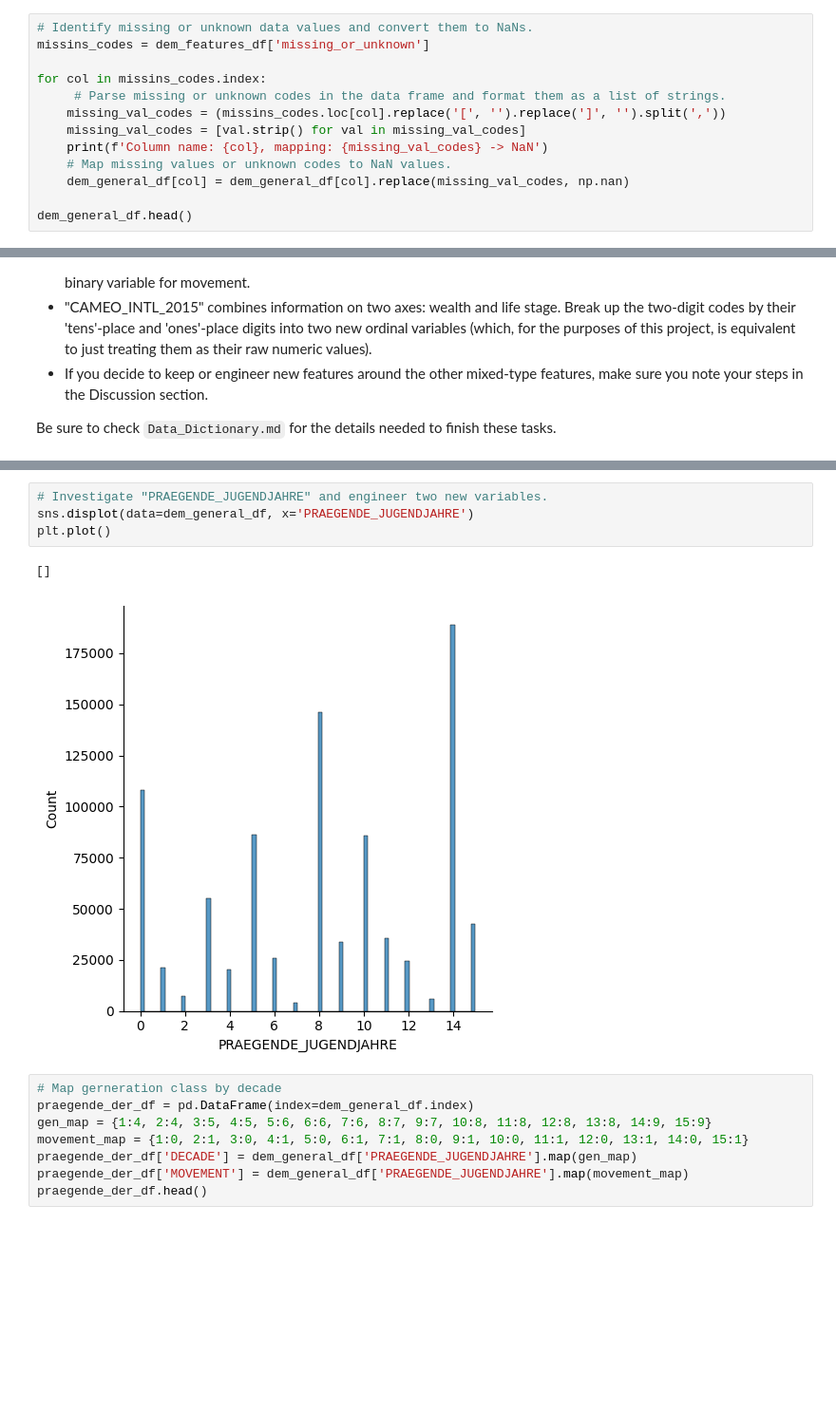
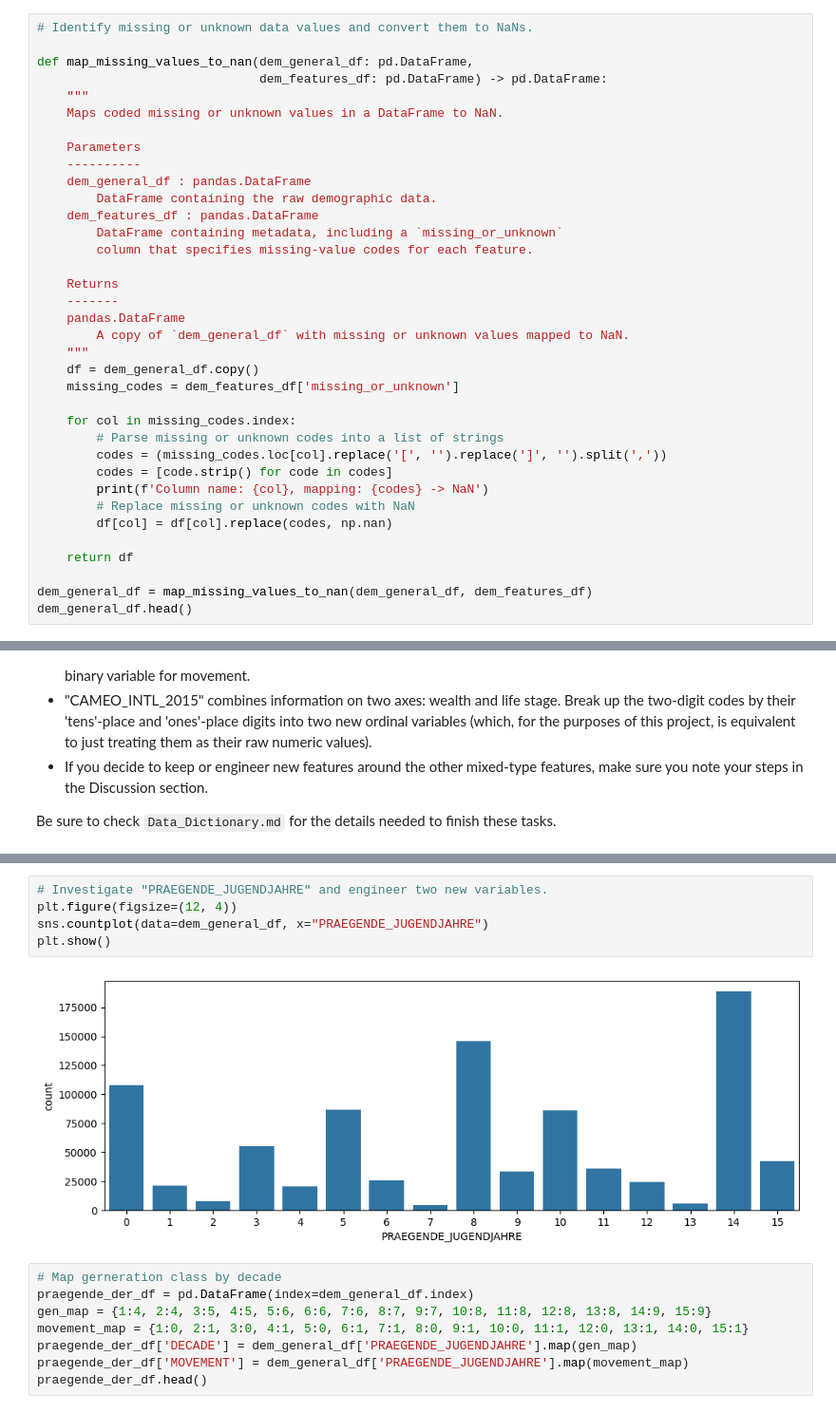
Before and after one commit to Diodak92/Intro-to-Machine-Learning-with-Pytorch, a Jupyter notebook: Identify_Customer_Segments/Identify_Customer_Segments.ipynb, the cells around one changed output, grey strips where cells are left out. Shown: that part at 95% size. Saved outputs shown, nothing was run; the diff lists cells and outputs as text; blank space fills up the shorter version.

```diff
--- a/Identify_Customer_Segments/Identify_Customer_Segments.ipynb
+++ b/Identify_Customer_Segments/Identify_Customer_Segments.ipynb
@@ -86,15 +95,38 @@ dem_features_df.head()
 # %%
 # Identify missing or unknown data values and convert them to NaNs.
-missins_codes = dem_features_df['missing_or_unknown']
 
-for col in missins_codes.index:
-     # Parse missing or unknown codes in the data frame and format them as a list of strings.
-    missing_val_codes = (missins_codes.loc[col].replace('[', '').replace(']', '').split(','))
-    missing_val_codes = [val.strip() for val in missing_val_codes]
-    print(f'Column name: {col}, mapping: {missing_val_codes} -> NaN')
-    # Map missing values or unknown codes to NaN values.
-    dem_general_df[col] = dem_general_df[col].replace(missing_val_codes, np.nan)
+def map_missing_values_to_nan(dem_general_df: pd.DataFrame,
+                              dem_features_df: pd.DataFrame) -> pd.DataFrame:
+    """
+    Maps coded missing or unknown values in a DataFrame to NaN.
 
+    Parameters
+    ----------
+    dem_general_df : pandas.DataFrame
+        DataFrame containing the raw demographic data.
+    dem_features_df : pandas.DataFrame
+        DataFrame containing metadata, including a `missing_or_unknown`
+        column that specifies missing-value codes for each feature.
+
+    Returns
+    -------
+    pandas.DataFrame
+        A copy of `dem_general_df` with missing or unknown values mapped to NaN.
+    """
+    df = dem_general_df.copy()
+    missing_codes = dem_features_df['missing_or_unknown']
+
+    for col in missing_codes.index:
+        # Parse missing or unknown codes into a list of strings
+        codes = (missing_codes.loc[col].replace('[', '').replace(']', '').split(','))
+        codes = [code.strip() for code in codes]
+        print(f'Column name: {col}, mapping: {codes} -> NaN')
+        # Replace missing or unknown codes with NaN
+        df[col] = df[col].replace(codes, np.nan)
+
+    return df
+
+dem_general_df = map_missing_values_to_nan(dem_general_df, dem_features_df)
 dem_general_df.head()
 # %% [output]
 Column name: AGER_TYP, mapping: ['-1', '0'] -> NaN
@@ -438,11 +470,11 @@ mix_features_df
 | 15 | LP_LEBENSPHASE_FEIN | mixed | 42 |
 # %%
 # Investigate "PRAEGENDE_JUGENDJAHRE" and engineer two new variables.
-sns.displot(data=dem_general_df, x='PRAEGENDE_JUGENDJAHRE')
-plt.plot()
+plt.figure(figsize=(12, 4))
+sns.countplot(data=dem_general_df, x="PRAEGENDE_JUGENDJAHRE")
+plt.show()
 # %% [output]
-[]
-[figure, old version]
+[figure, new version]
 # %%
 # Map gerneration class by decade
 praegende_der_df = pd.DataFrame(index=dem_general_df.index)
```
Also changed, not shown: parts of 11 cells of this notebook.
